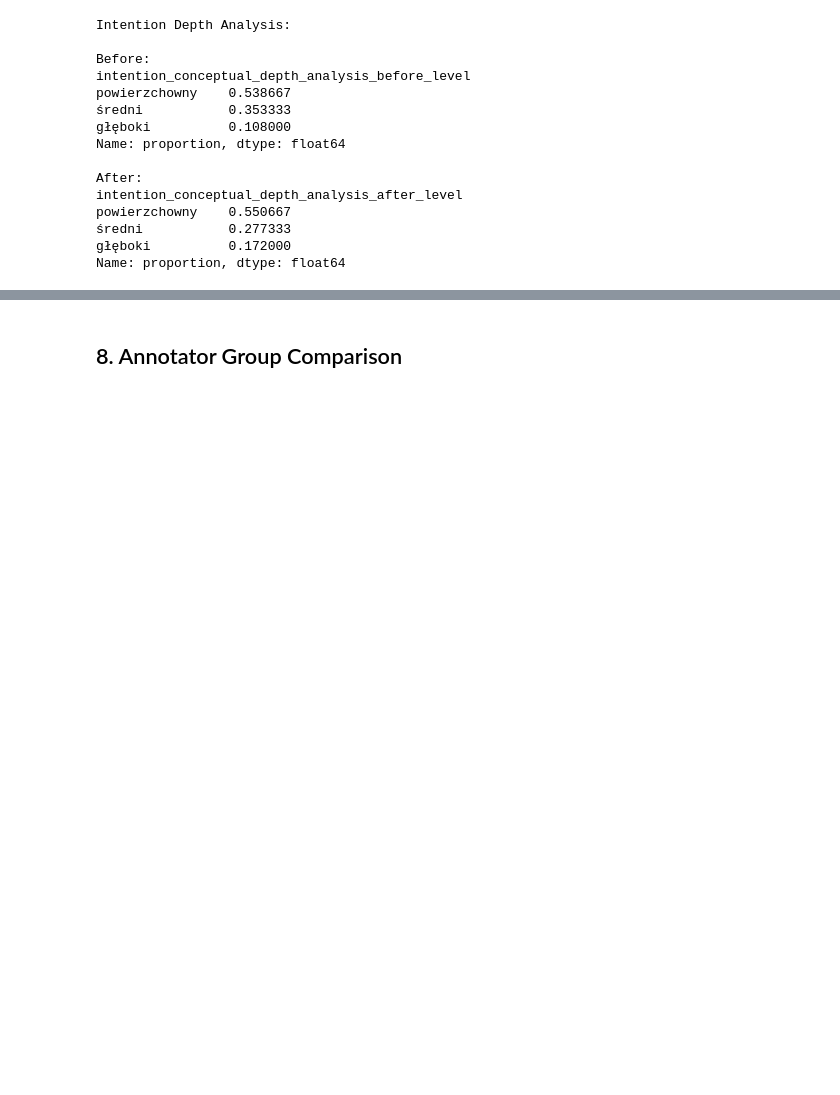
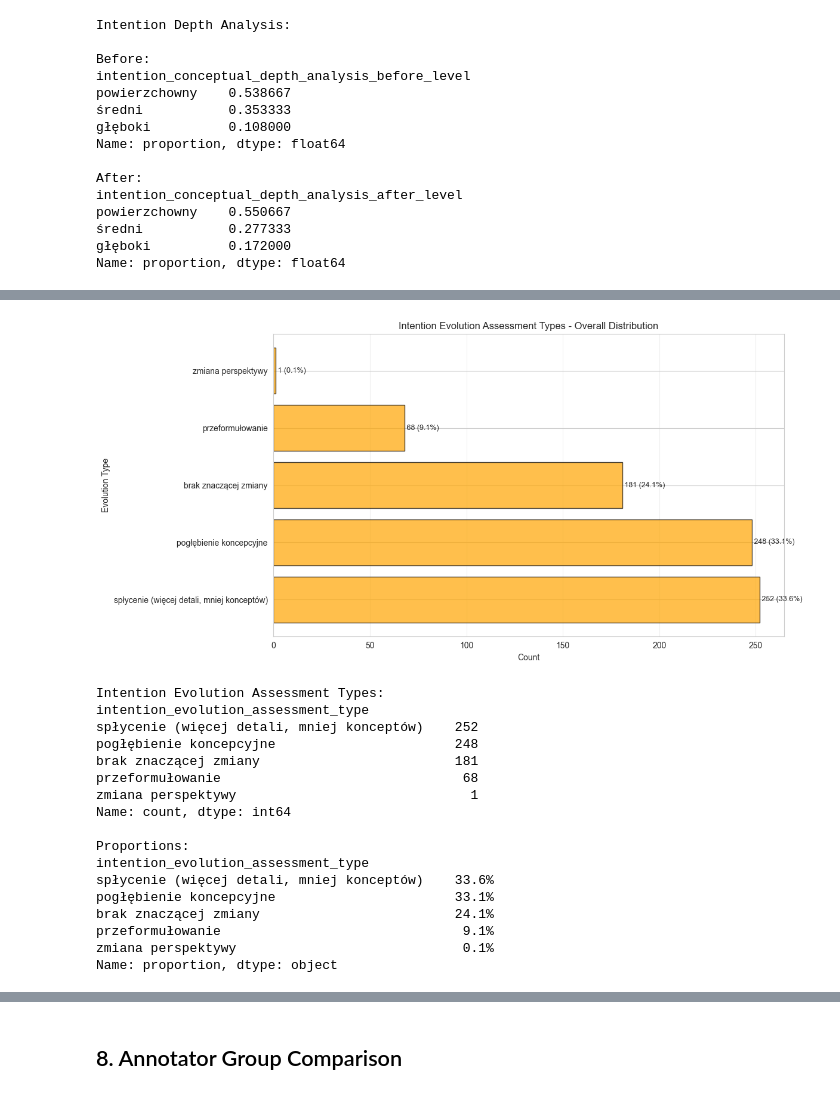
Before and after one commit to zgv5tb99wn/social-influence, a Jupyter notebook: social_influence/experiments/annotators_competences/analysis_notebook.ipynb, the cells around one changed output, grey strips where cells are left out. Cells and saved outputs as stored; diff of their text form; code cells hidden in the pictures; blank space fills up the shorter version.

```diff
--- a/social_influence/experiments/annotators_competences/analysis_notebook.ipynb
+++ b/social_influence/experiments/annotators_competences/analysis_notebook.ipynb
@@ -476,0 +555,41 @@ plt.show()
+# %%
+# Intention evolution assessment types - Overall
+intention_type_counts = df['intention_evolution_assessment_type'].value_counts()
+
+fig, ax = plt.subplots(figsize=(12, 6))
+bars = ax.barh(intention_type_counts.index, intention_type_counts.values, edgecolor='black', alpha=0.7, color='orange')
+ax.set_xlabel('Count')
+ax.set_ylabel('Evolution Type')
+ax.set_title('Intention Evolution Assessment Types - Overall Distribution')
+ax.grid(alpha=0.3, axis='x')
+
+# Add value labels
+for i, (idx, val) in enumerate(intention_type_counts.items()):
+    ax.text(val, i, f' {val} ({val/len(df)*100:.1f}%)', va='center', fontsize=9)
+
+plt.tight_layout()
+plt.show()
+
+print("Intention Evolution Assessment Types:")
+print(df['intention_evolution_assessment_type'].value_counts())
+print("\nProportions:")
+print(df['intention_evolution_assessment_type'].value_counts(normalize=True).apply(lambda x: f"{x:.1%}"))
+# %% [output]
+[figure, added]
+Intention Evolution Assessment Types:
+intention_evolution_assessment_type
+spłycenie (więcej detali, mniej konceptów)    252
+pogłębienie koncepcyjne                       248
+brak znaczącej zmiany                         181
+przeformułowanie                               68
+zmiana perspektywy                              1
+Name: count, dtype: int64
+
+Proportions:
+intention_evolution_assessment_type
+spłycenie (więcej detali, mniej konceptów)    33.6%
+pogłębienie koncepcyjne                       33.1%
+brak znaczącej zmiany                         24.1%
+przeformułowanie                               9.1%
+zmiana perspektywy                             0.1%
+Name: proportion, dtype: object
```
Also changed, not shown: parts of 17 cells of this notebook, 1 other file.
